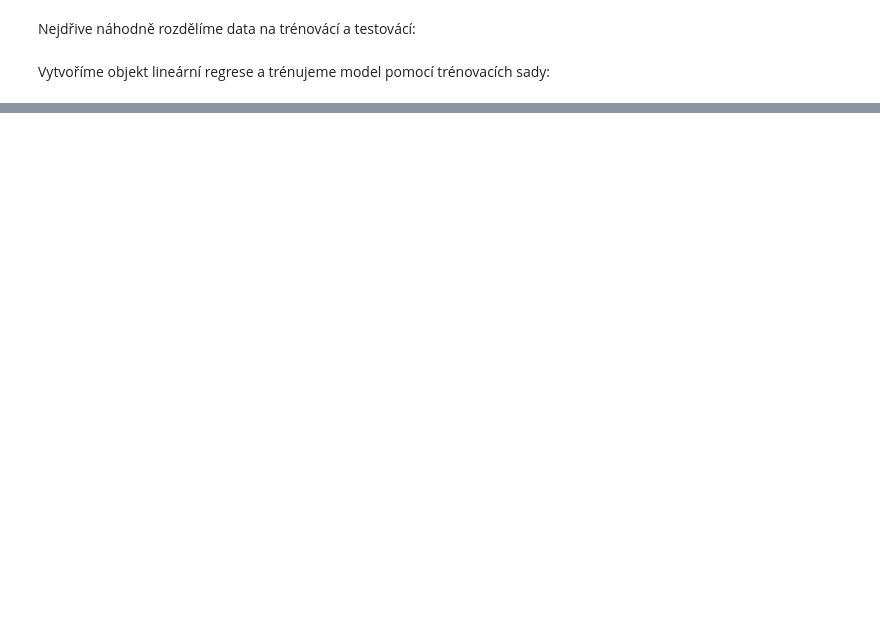
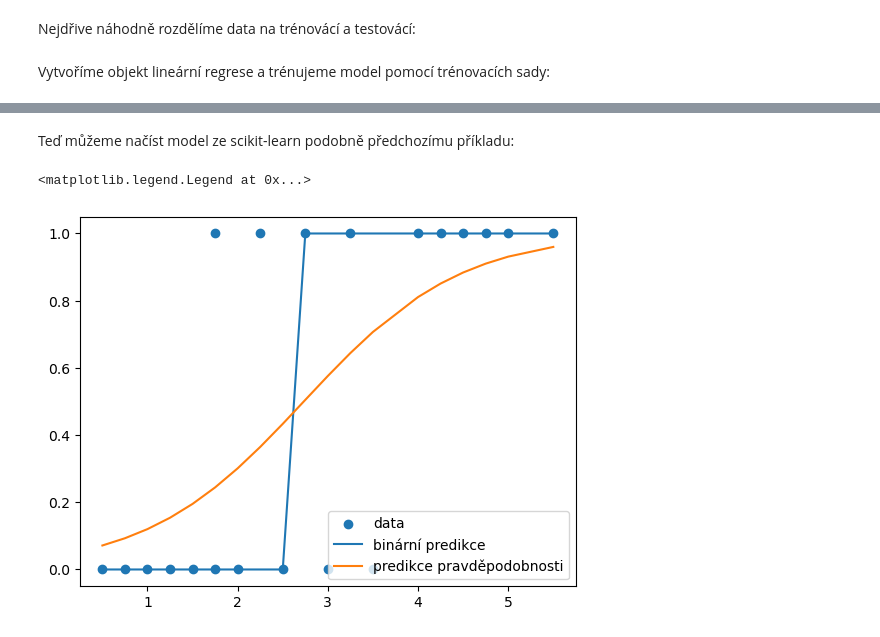
Before and after one commit to LiyaGaynutdinova/PythonForEngineering, a Jupyter notebook: Python 2 CZ/Week 7/Supervised learning.ipynb, the cells around one changed output, grey strips where cells are left out. Drawn from its saved outputs; the diff is of its cells as text; code cells hidden in the pictures; blank space fills up the shorter version.

```diff
--- a/Python 2 CZ/Week 7/Supervised learning.ipynb
+++ b/Python 2 CZ/Week 7/Supervised learning.ipynb
@@ -512,0 +95,3 @@ Je dokonce možné zřítit server s nadměrným počtem požadavků, takže si
+# %%
+hours = [0.50, 0.75, 1.00, 1.25, 1.50, 1.75, 1.75, 2.00, 2.25, 2.50, 2.75, 3.00, 3.25, 3.50, 4.00, 4.25, 4.50, 4.75, 5.00, 5.50]
+passed = [0, 0, 0, 0, 0, 0,	1, 0, 1, 0,	1, 0, 1, 0,	1, 1, 1, 1,	1, 1]
@@ -512,0 +105,18 @@ Je dokonce možné zřítit server s nadměrným počtem požadavků, takže si
+# %% [markdown]
+Teď můžeme načíst model ze scikit-learn podobně předchozímu příkladu:
+# %%
+x = np.array(hours).reshape(-1, 1)
+y = np.array(passed)
+
+log_model = linear_model.LogisticRegression()
+log_model.fit(x, y)
+binary = log_model.predict(x)
+probs = log_model.predict_proba(x)
+
+plt.scatter(x.flatten(), y)
+plt.plot(x.flatten(), score)
+plt.plot(x.flatten(), probs[:,1])
+plt.legend(['data', 'binární predikce', 'predikce pravděpodobnosti'])
+# %% [output]
+<matplotlib.legend.Legend at 0x...>
+[figure, added]
```
Also changed, not shown: parts of 94 cells of this notebook, 1 other file.
